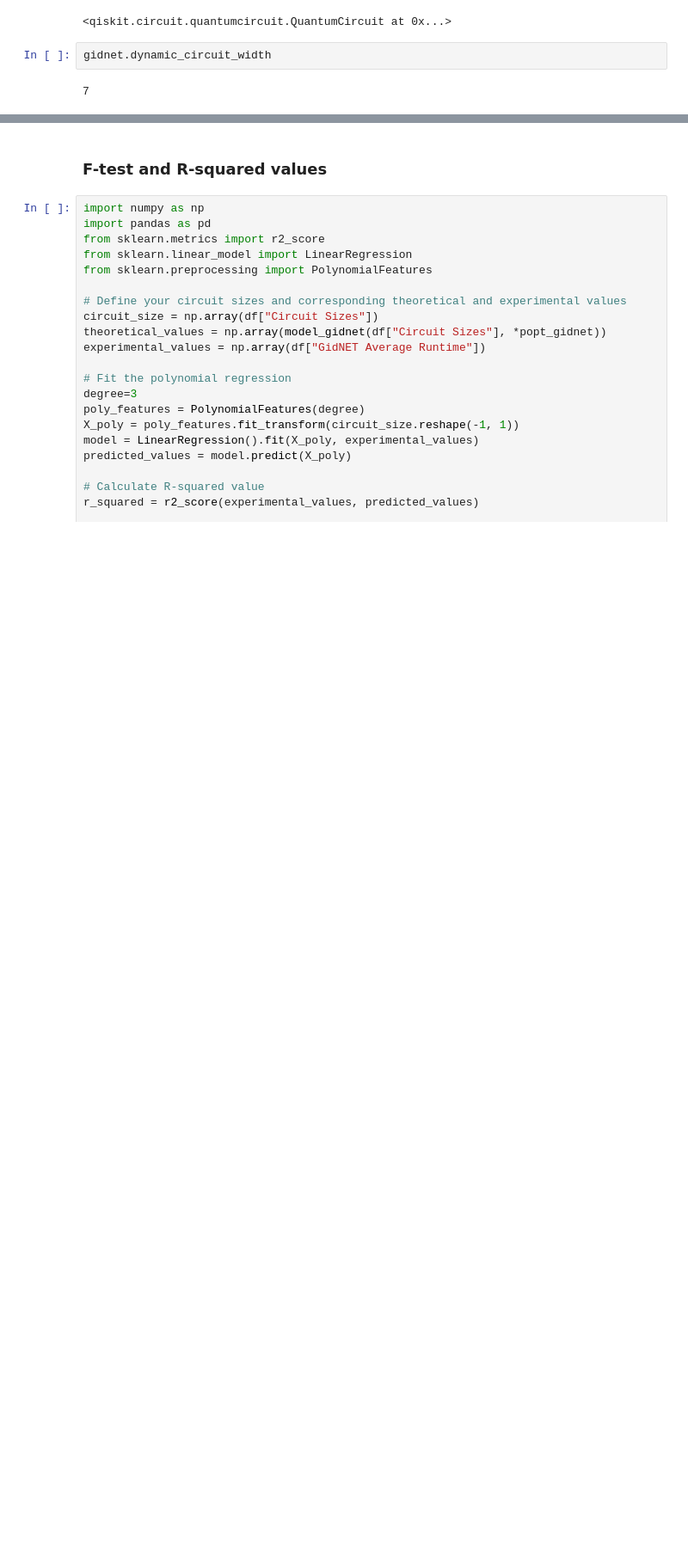
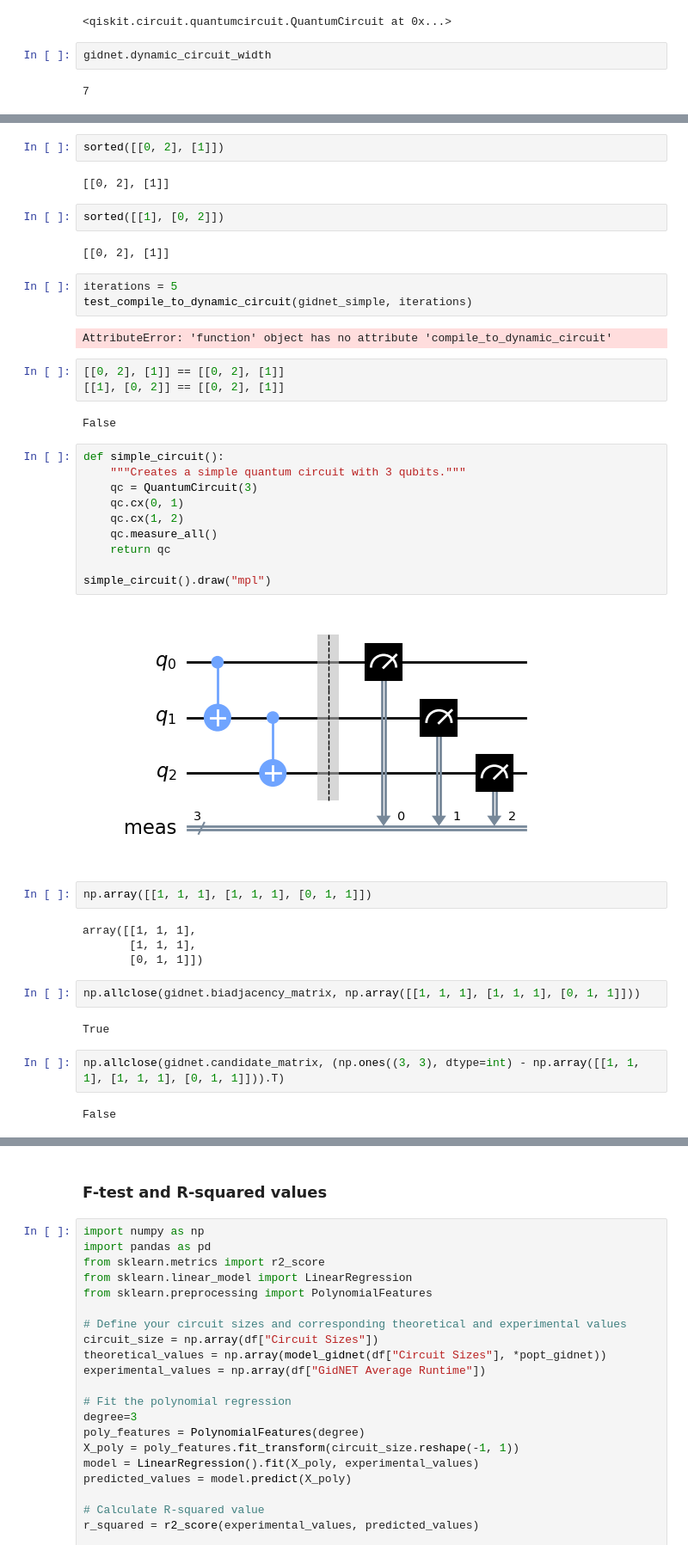
Before and after one commit to gideonuchehara/GidNET-Qubit-Reuse-Algorithm, a Jupyter notebook: results/notebook.ipynb, the cells around one changed output, grey strips where cells are left out. Shown: that part at 86% size. Cells and saved outputs as stored; diff of their text form; blank space fills up the shorter version.

Commit message:
finished unit test implementation

```diff
--- a/results/notebook.ipynb
+++ b/results/notebook.ipynb
@@ -77,0 +258,44 @@ gidnet.dynamic_circuit_width
+# %%
+sorted([[0, 2], [1]])
+# %% [output]
+[[0, 2], [1]]
+# %%
+sorted([[1], [0, 2]])
+# %% [output]
+[[0, 2], [1]]
+# %%
+iterations = 5
+test_compile_to_dynamic_circuit(gidnet_simple, iterations)
+# %% [output]
+AttributeError: 'function' object has no attribute 'compile_to_dynamic_circuit'
+# %%
+[[0, 2], [1]] == [[0, 2], [1]]
+[[1], [0, 2]] == [[0, 2], [1]]
+# %% [output]
+False
+# %%
+def simple_circuit():
+    """Creates a simple quantum circuit with 3 qubits."""
+    qc = QuantumCircuit(3)
+    qc.cx(0, 1)
+    qc.cx(1, 2)
+    qc.measure_all()
+    return qc
+
+simple_circuit().draw("mpl")
+# %% [output]
+[figure, added]
+# %%
+np.array([[1, 1, 1], [1, 1, 1], [0, 1, 1]])
+# %% [output]
+array([[1, 1, 1],
+       [1, 1, 1],
+       [0, 1, 1]])
+# %%
+np.allclose(gidnet.biadjacency_matrix, np.array([[1, 1, 1], [1, 1, 1], [0, 1, 1]]))
+# %% [output]
+True
+# %%
+np.allclose(gidnet.candidate_matrix, (np.ones((3, 3), dtype=int) - np.array([[1, 1, 1], [1, 1, 1], [0, 1, 1]])).T)
+# %% [output]
+False
```
Also changed, not shown: parts of 11 cells of this notebook, 7 other files.
